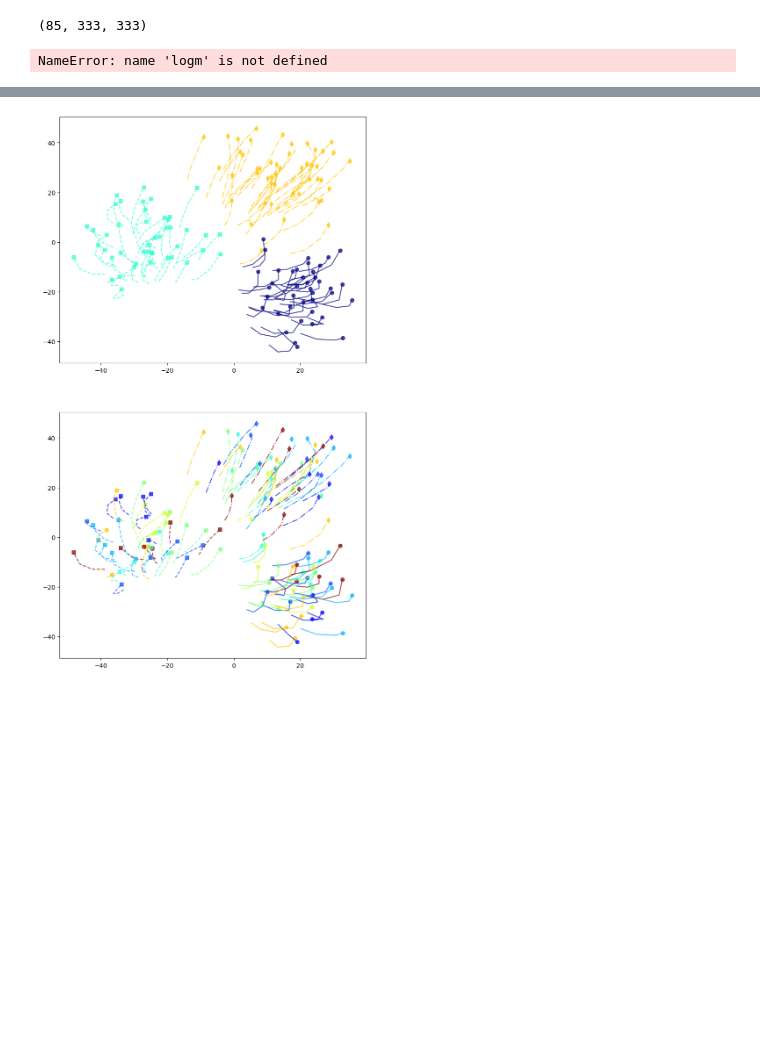
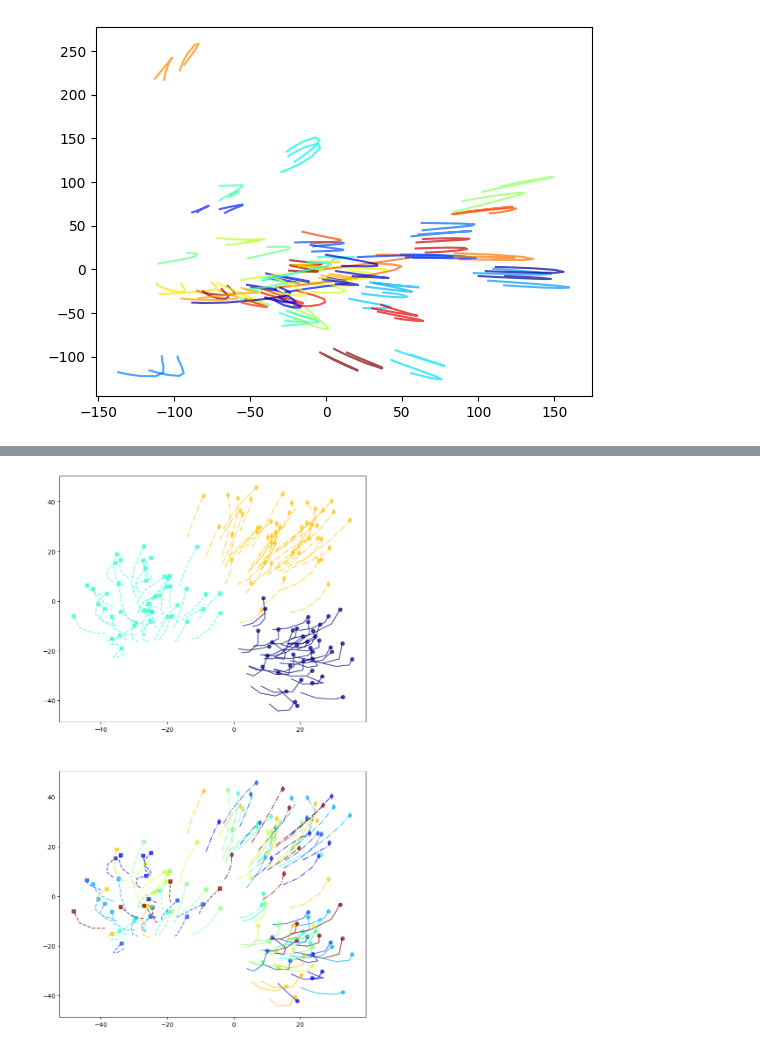
Before and after one commit to davorcuricGit/tangent_space_analysis, a Jupyter notebook: MNSCmain/TangentSpaceAnalysis.ipynb, the cells around one changed output, grey strips where cells are left out. Cells and saved outputs as stored; diff of their text form; code cells hidden in the pictures; blank space fills up the shorter version.

```diff
--- a/MNSCmain/TangentSpaceAnalysis.ipynb
+++ b/MNSCmain/TangentSpaceAnalysis.ipynb
@@ -43,15 +63,6 @@ for task in tasklist:
+# %%
+regflow, df = tsa.get_regularization_flow(FCs)
 # %%
-#generate the reference set and get the regularization flow of remaining recordings
-
-refidx = 1
-
-subject = 1
-ref_FC, ref_df, test_FC, test_df = tsa.get_ref_and_test_FC(FCs, rest_df, refidx)#, subject)
-print(np.shape(test_FC))
-
-[regflow, subjects, sessions, tasks] = tsa.get_regularization_flow(test_FC,  test_df, start = -2, stop = 2, step = 1)#, ref_FC = None)#, start = -2, stop = 4, steps = 5, num_components = 3)
-categories = {'Rest':0, 'Motor':1, 'Memory':2}
-tasklabels = [categories[x] for x in tasks]
 
 # #Perform PCA
 pca = PCA(n_components=20)  # Reduce to 2 dimensions
@@ -59,6 +70,33 @@ score = pca.fit_transform(regflow)  # Transformed data
 
 #Step 2: Extract the First Two Principal Components
 Y = score[:, :20]
-# %% [output]
-(85, 333, 333)
-NameError: name 'logm' is not defined
+# %%
+subjects = df['subject'].values
+sessions = df['session'].values
+states = df['state'].values
+
+labels = list(zip(subjects, sessions,states))
+unique_labels = list(set(labels))
+
+subject_colors = plt.cm.jet(np.linspace(0,1,len(subjects)))# Initialize holder for trajectories
+color_dict = dict()
+for i,val in enumerate(subjects):
+    color_dict[subjects[i]] = subject_colors[i]
+
+#use this to normalize the id for the colours
+max_subject_idx = np.max(subjects)
+
+c1 = 5
+c2 = c1 + 1
+fig,ax = plt.subplots(1)
+for label in unique_labels:
+    idx = [i for i,x in enumerate(labels) if x == label]
+
+
+    x = Y[idx, c1]
+    y = Y[idx, c2]
+    c = subjects[idx]/max_subject_idx
+    ax.plot(x, y, alpha=0.7, color = color_dict[subjects[idx[0]]])#, color = subject_colors[label[0]/max_subject_idx])
+    #ax[0].plot(x[-1], y[-1], alpha=0.7, color = colordict[uq[2]], marker = markers[uq[2]])
+# %% [output]
+[figure, added]
```
Also changed, not shown: parts of 4 cells of this notebook.
